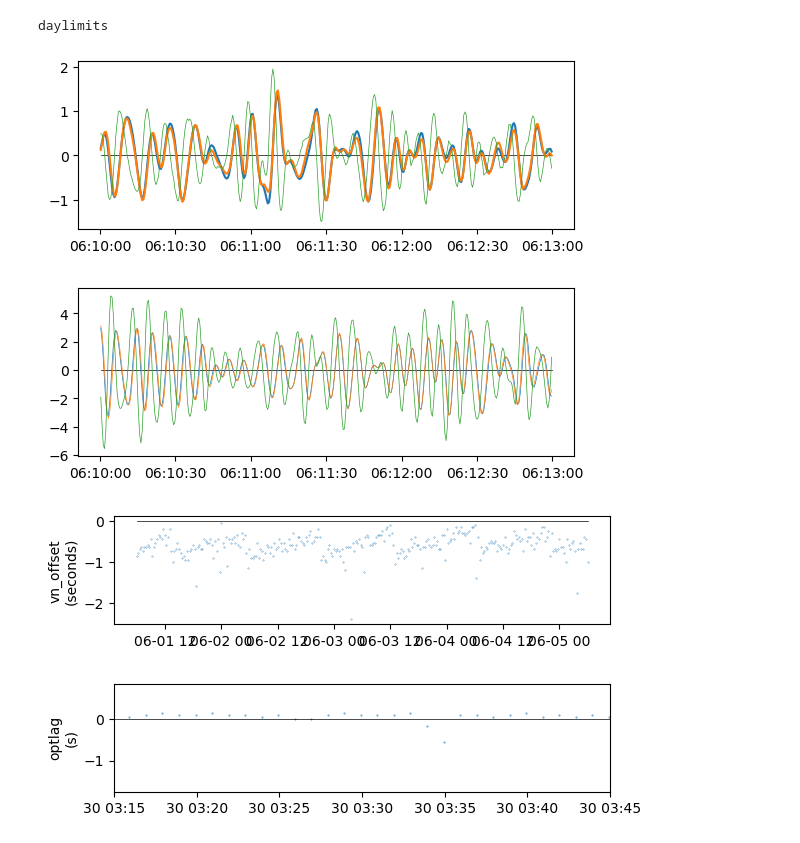
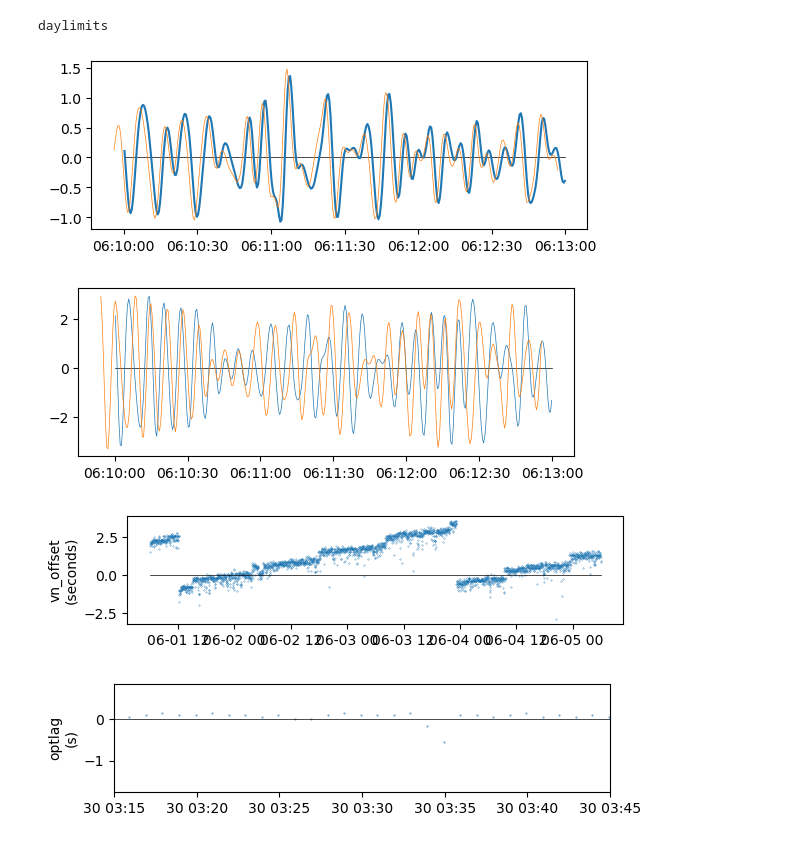
Before and after one commit to deszoeke/lidar, a Jupyter notebook: rot_sandbox.ipynb, the cells around one changed output. Cells and saved outputs as stored; diff of their text form; code cells hidden in the pictures.

Commit message:
find lag for dt based on POSMV GPS

```diff
--- a/rot_sandbox.ipynb
+++ b/rot_sandbox.ipynb
@@ -402,7 +404,8 @@ diff(posmvdt)[ireset] # 2600, 3200, 3300, 3800, 4500 ms
 # REPLACE posmvdt with POSMV GPS time, which is probably more reliable :: 2025 Feb 12
 # posmvdt = Pashr[:posmvdt] # UTC convention
 # posmvdt = Pashr[:time] # UTC convention
-posmvdt = timing_lidar.pashr_gps_datetime.(Pashr[:time], Pashr[:gpstime]) # UTC convention
+# posmvdt = timing_lidar.pashr_gps_datetime.(Pashr[:time], Pashr[:gpstime]) # UTC convention
+# use filled posmvdt above
 vndt = Vn[:vndt]          # GPS convention
 
 """
@@ -425,45 +428,43 @@ daylimits
 # %%
 # sync time series
 
-sample_factor = 9.94 #9.933333 # 9.95 not quite 10 = 20 Hz / 2 Hz
+sample_factor = 10 #9.933333 # 9.95 not quite 10 = 20 Hz / 2 Hz
 # Vn actually samples slightly slower than 10x the speed of POSMV
 # so stepping by 10 Vn gets ahead of alignment with POSMV.
 # Need to advance one index less (9 rather than 10) every 167 samples
 
 # example time series synced by hand in vectornav.ipynb
 post, poen, vnst, vnen = daylimits(DateTime(2024,6,1,6,10,0), Minute(3)) # June 1 1st day of Vn2
 # this example window has a lag of ~20 s (`vectornav.ipynb`)
 # subtract 20 s from vndt to match same signal at same time
 # indices vnst:vnen already shift for the 18 GPS leapseconds;
 # at this time, need to shift forward 40 indices for the 2 s.
-vn_offset = 0
+vn_offset = 4
 # indices for Vn that line up with POSMV
-vv = round.(Integer, range(vn_offset+vnst, step=sample_factor, length=poen-post+1))
+vv = round.(Integer, range(vnst, step=sample_factor, length=poen-post+1))
 pp = post:poen
 # plot demonstrates that it's synced
 clf()
 subplot(2,1,1)
 plot(posmvdt[[post, poen]], [0,0], color="k", linewidth=0.5)
 plot(posmvdt[post:poen], anom(Pashr[:pitch][post:poen]), label="POSMV pitch") # blue
-plot(posmvdt[post:poen], anom(Vn[:Roll][vv]), label="VectorNav roll")
-plot(posmvdt[post:poen], 100.0 .*θrate[post:poen], label="rate", linewidth=0.5)
+plot(vndt[vv]-Second(18)-Millisecond(1000*vn_offset), anom(Vn[:Roll][vv]), label="VectorNav roll", linewidth=0.5)
+# plot(posmvdt[post:poen], 100.0 .*θrate[post:poen], label="rate", linewidth=0.5)
 # plot(posmvdt[post:poen], 100.0 .*anom(θrate[post:poen]), label="rate")
 gcf()
-
-# agrees fine with 0 offset
 # %% [output]
-[figure, old version]
+[figure, new version]
 # %%
 # window and sync time series
 
 # VN time offset = leapseconds + vn_offset/20 seconds
-post, poen, vnst, vnen = daylimits(DateTime(2024,6,10,6,10,0), Minute(3), 18) # June 1 1st day of Vn2
-vn_offset = 0
+post, poen, vnst, vnen = daylimits(DateTime(2024,6,10,6,10,0), Minute(3)) # June 1 1st day of Vn2
+vn_offset = 6
 # indices vnst:vnen already shift for the 18 GPS leapseconds;
 # at this time, need to shift forward 40 indices for the 2 s.
 
 # indices for Vn that line up with POSMV - same as above cell
-vv = round.(Integer, range(vn_offset+vnst, step=sample_factor, length=poen-post+1))
+vv = round.(Integer, range(vnst+vn_offset, step=sample_factor, length=poen-post+1))
 pp = post:poen
 # plot demonstrates that it's synced
 # this diagnostic is different than shifting the time as in vectornav.ipynb
@@ -471,14 +472,12 @@ clf()
 subplot(2,1,1)
 plot(posmvdt[[post, poen]], [0,0], color="k", linewidth=0.5)
 plot(posmvdt[post:poen], anom(Pashr[:pitch][post:poen]), label="POSMV pitch", linewidth=0.5) # blue
-plot(posmvdt[post:poen], anom(Vn[:Roll][vv]), label="VectorNav roll", linewidth=0.5)
+plot(vndt[vv]-Second(18)-Second(vn_offset), anom(Vn[:Roll][vv]), label="VectorNav roll", linewidth=0.5)
 # plot(posmvdt[post:poen], 100.0 .*θrate[post:poen], label="rate", linewidth=0.5)
-plot(posmvdt[post:poen], 100.0 .*anom(θrate[post:poen]), label="rate", linewidth=0.5)
+# plot(posmvdt[post:poen], 100.0 .*anom(θrate[post:poen]), label="rate", linewidth=0.5)
 gcf()
-
-# 0 offset is fine
 # %% [output]
-[figure, old version]
+[figure, new version]
 # %%
 # test automatic lag finding in part of leg 2
 
@@ -486,11 +485,11 @@ factor = 10        # hi/lo sample rate
 epoch_length = 480 # lo-freq samples, 4 min windows
 initial_guess = 0
 window = 90
-wideoffset = 4 # s
+wideoffset = 8 # s
 start_idx = 2*wideoffset # corresp to ±4 s possible offsets
 
 # calculate lag every 10 min
-dts = (DateTime(2024,6,1,6,0,)-Second(wideoffset)):Minute(20):(DateTime(2024,6,5,6,0,0)+Second(wideoffset))
+dts = (DateTime(2024,6,1,6,0,)-Second(wideoffset)):Minute(2):(DateTime(2024,6,5,6,0,0)+Second(wideoffset))
 
 optlag = zeros(Int32, length(dts))
 for (i, dt) in enumerate(dts)
@@ -511,7 +510,7 @@ gcf()
 
 # consistently about -.5 s
 # %% [output]
-[figure, old version]
+[figure, new version]
 # %%
 # calculate lag every 1 min for both legs 1 and 2 !SLOW!
 #=
```
Also changed, not shown: parts of 3 cells of this notebook.
